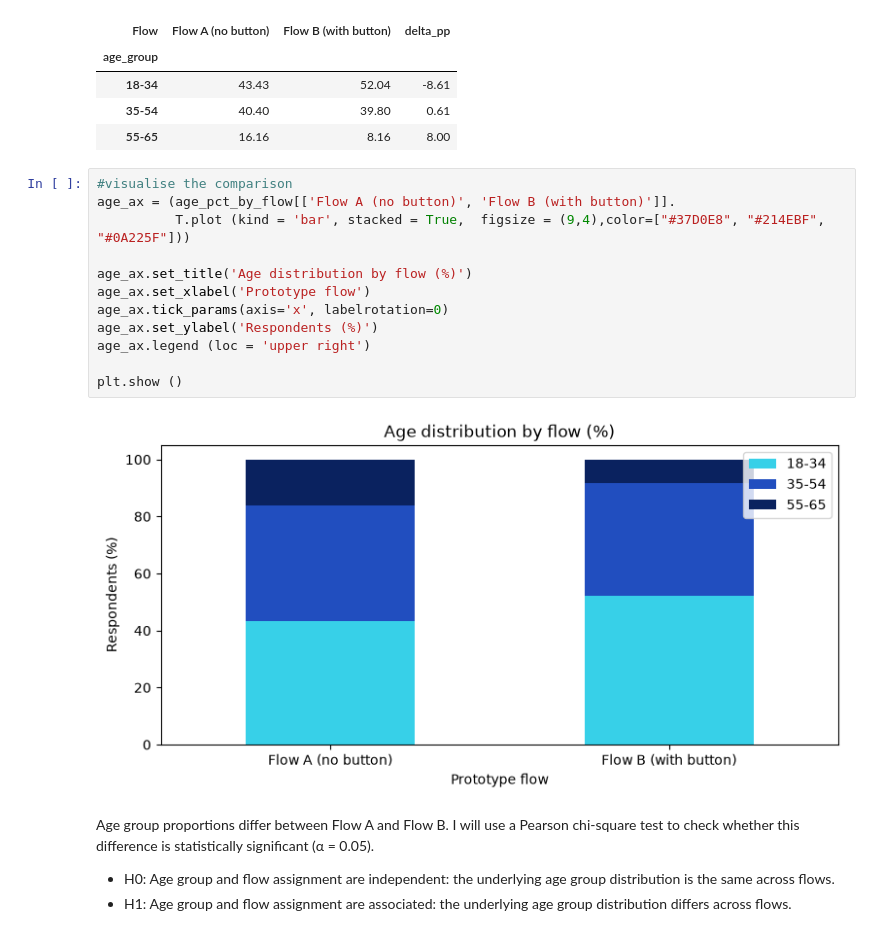
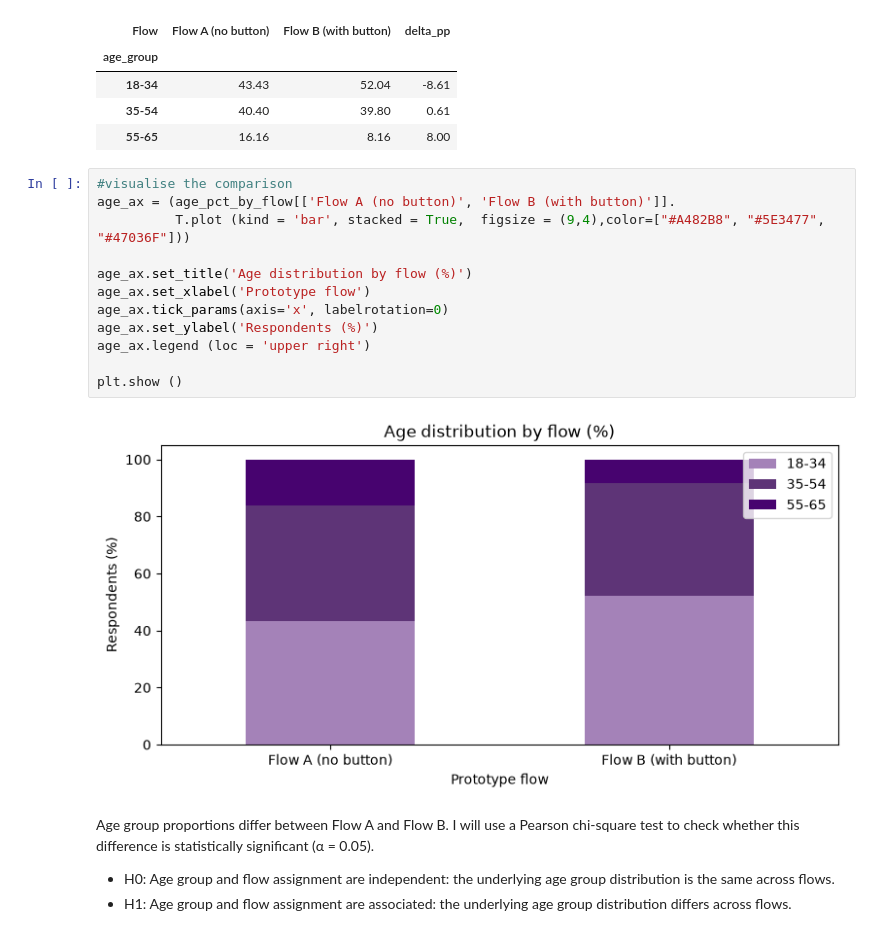
Before and after one commit to elena-kolo/payment-flow-experimentation-analysis, a Jupyter notebook: notebooks/02_sample_balance.ipynb, the cells around one changed output. Cells and saved outputs as stored; diff of their text form.

```diff
--- a/notebooks/02_sample_balance.ipynb
+++ b/notebooks/02_sample_balance.ipynb
@@ -294,17 +294,17 @@ Age distribution by flow (%)
 # %%
 #visualise the comparison
 age_ax = (age_pct_by_flow[['Flow A (no button)', 'Flow B (with button)']].
-          T.plot (kind = 'bar', stacked = True,  figsize = (9,4),color=["#37D0E8", "#214EBF", "#0A225F"]))
+          T.plot (kind = 'bar', stacked = True,  figsize = (9,4),color=["#A482B8", "#5E3477", "#47036F"]))
 
 age_ax.set_title('Age distribution by flow (%)')
 age_ax.set_xlabel('Prototype flow')
 age_ax.tick_params(axis='x', labelrotation=0)
 age_ax.set_ylabel('Respondents (%)')
 age_ax.legend (loc = 'upper right')
 
 plt.show ()
 # %% [output]
-[figure, old version]
+[figure, new version]
 # %% [markdown]
 Age group proportions differ between Flow A and Flow B. I will use a Pearson chi-square test to check whether this difference is statistically significant (α = 0.05).
 
```
Also changed, not shown: parts of 3 cells of this notebook, 1 other file.
